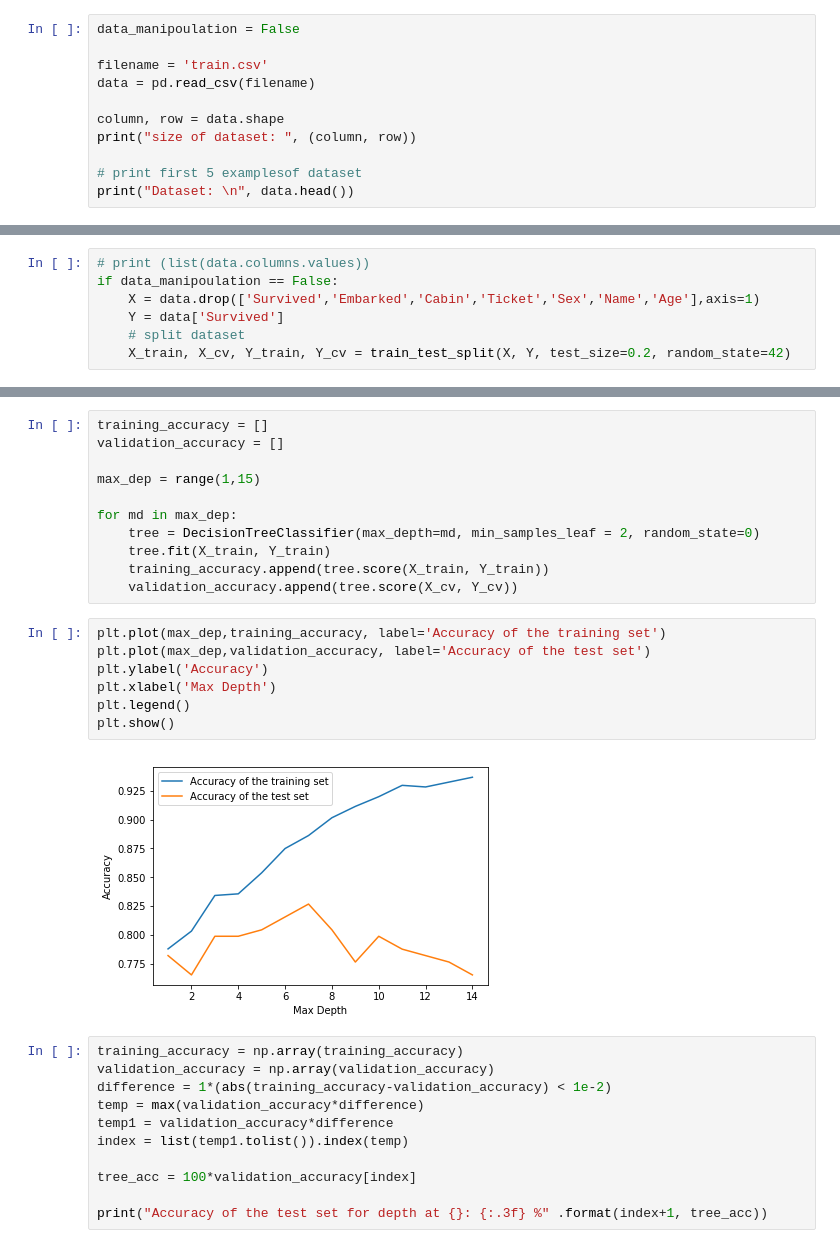
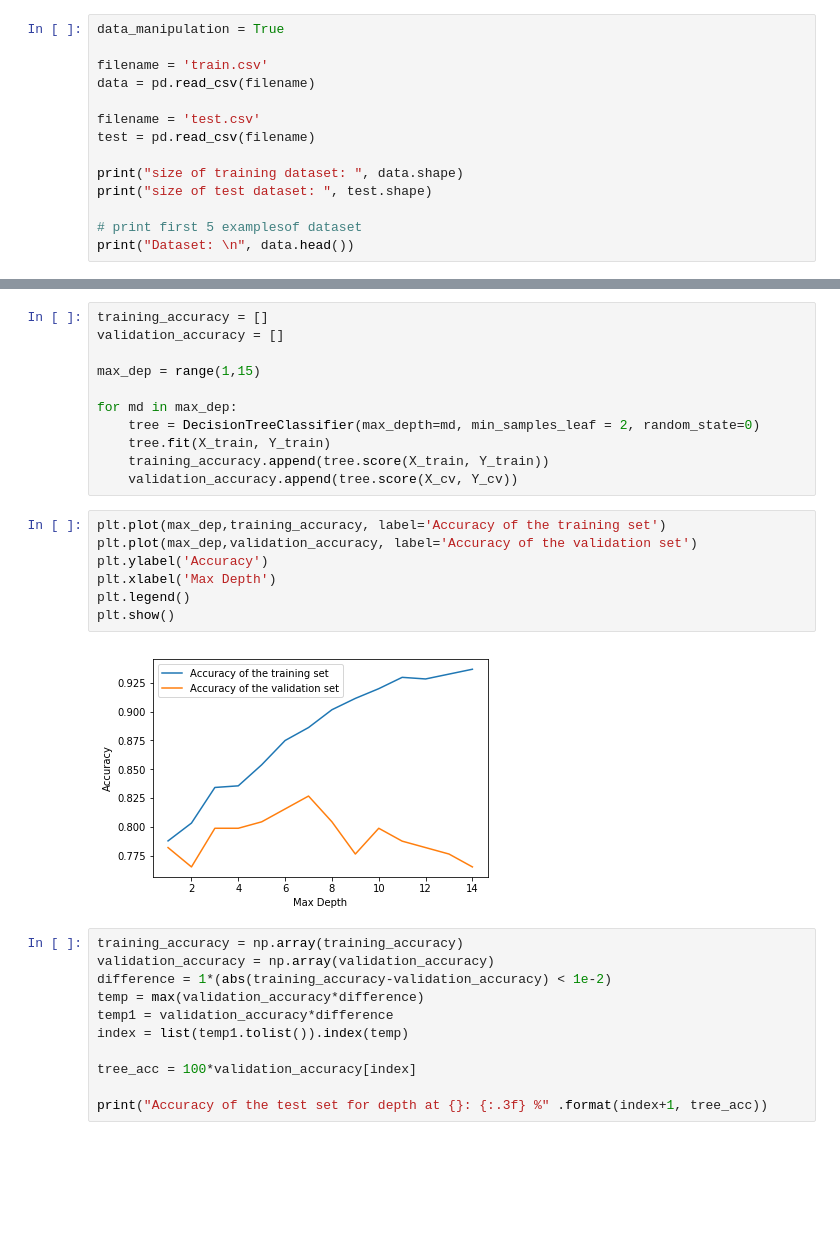
Before and after one commit to rahulvs94/Titanic-sinking-dataset, a Jupyter notebook: Titanic sinking using CNN.ipynb, the cells around one changed output, grey strips where cells are left out. Saved outputs shown, nothing was run; the diff lists cells and outputs as text; blank space fills up the shorter version.

Commit message:
predict test set, added submission file

```diff
--- a/Titanic sinking using CNN.ipynb
+++ b/Titanic sinking using CNN.ipynb
@@ -28,11 +28,14 @@ Scikit version:  0.20.0
 # %%
-data_manipoulation = False
+data_manipulation = True
 
 filename = 'train.csv'
 data = pd.read_csv(filename)
 
-column, row = data.shape
-print("size of dataset: ", (column, row))
+filename = 'test.csv'
+test = pd.read_csv(filename)
+
+print("size of training dataset: ", data.shape)
+print("size of test dataset: ", test.shape)
 
 # print first 5 examplesof dataset
 print("Dataset: \n", data.head())
@@ -59,7 +59,0 @@ Dataset:
-# %%
-# print (list(data.columns.values))
-if data_manipoulation == False:
-    X = data.drop(['Survived','Embarked','Cabin','Ticket','Sex','Name','Age'],axis=1)
-    Y = data['Survived']
-    # split dataset
-    X_train, X_cv, Y_train, Y_cv = train_test_split(X, Y, test_size=0.2, random_state=42)
@@ -191,13 +152,13 @@ for md in max_dep:
     validation_accuracy.append(tree.score(X_cv, Y_cv))
 # %%
 plt.plot(max_dep,training_accuracy, label='Accuracy of the training set')
-plt.plot(max_dep,validation_accuracy, label='Accuracy of the test set')
+plt.plot(max_dep,validation_accuracy, label='Accuracy of the validation set')
 plt.ylabel('Accuracy')
 plt.xlabel('Max Depth')
 plt.legend()
 plt.show()
 # %% [output]
-[figure, old version]
+[figure, new version]
 # %%
 training_accuracy = np.array(training_accuracy)
 validation_accuracy = np.array(validation_accuracy)
```
Also changed, not shown: parts of 27 cells of this notebook, 1 other file.
